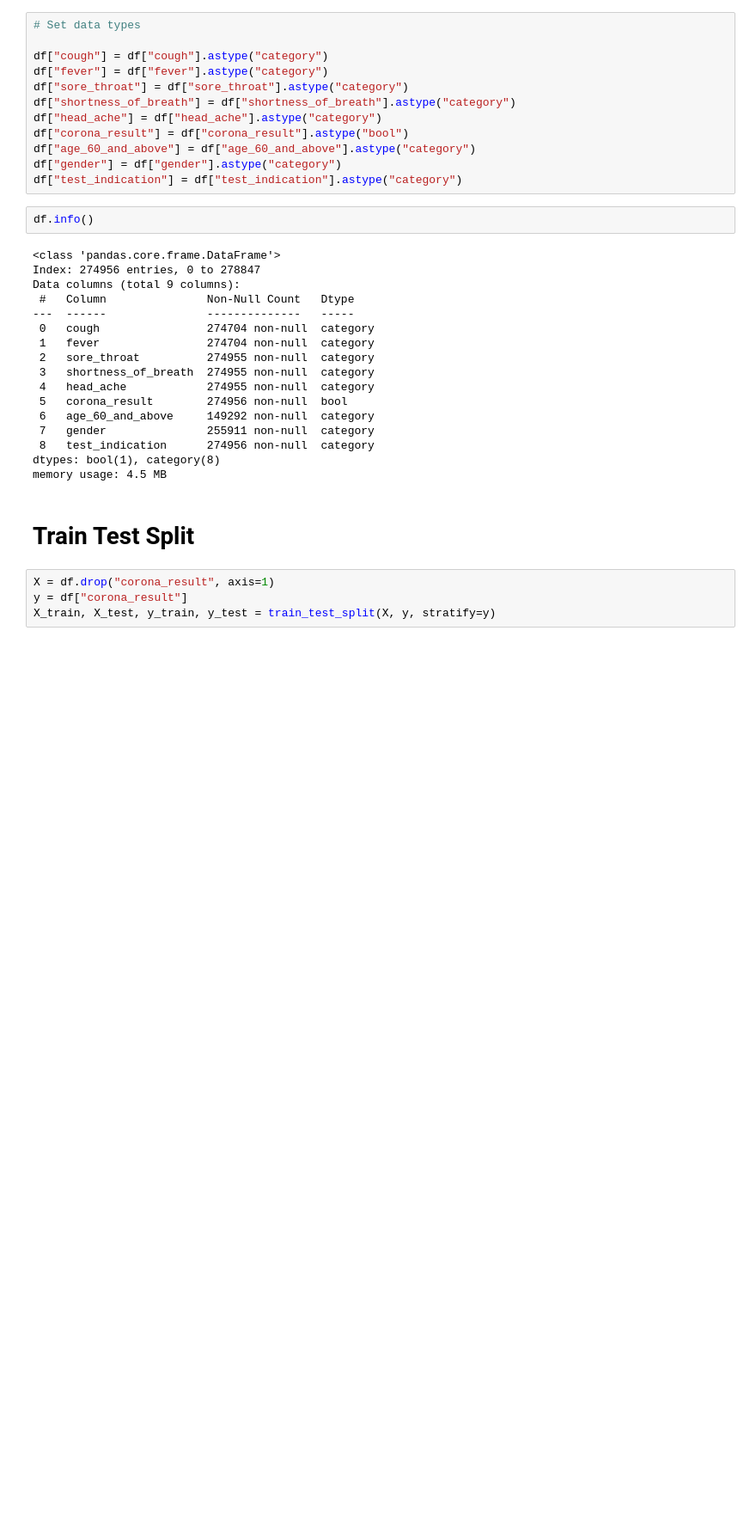
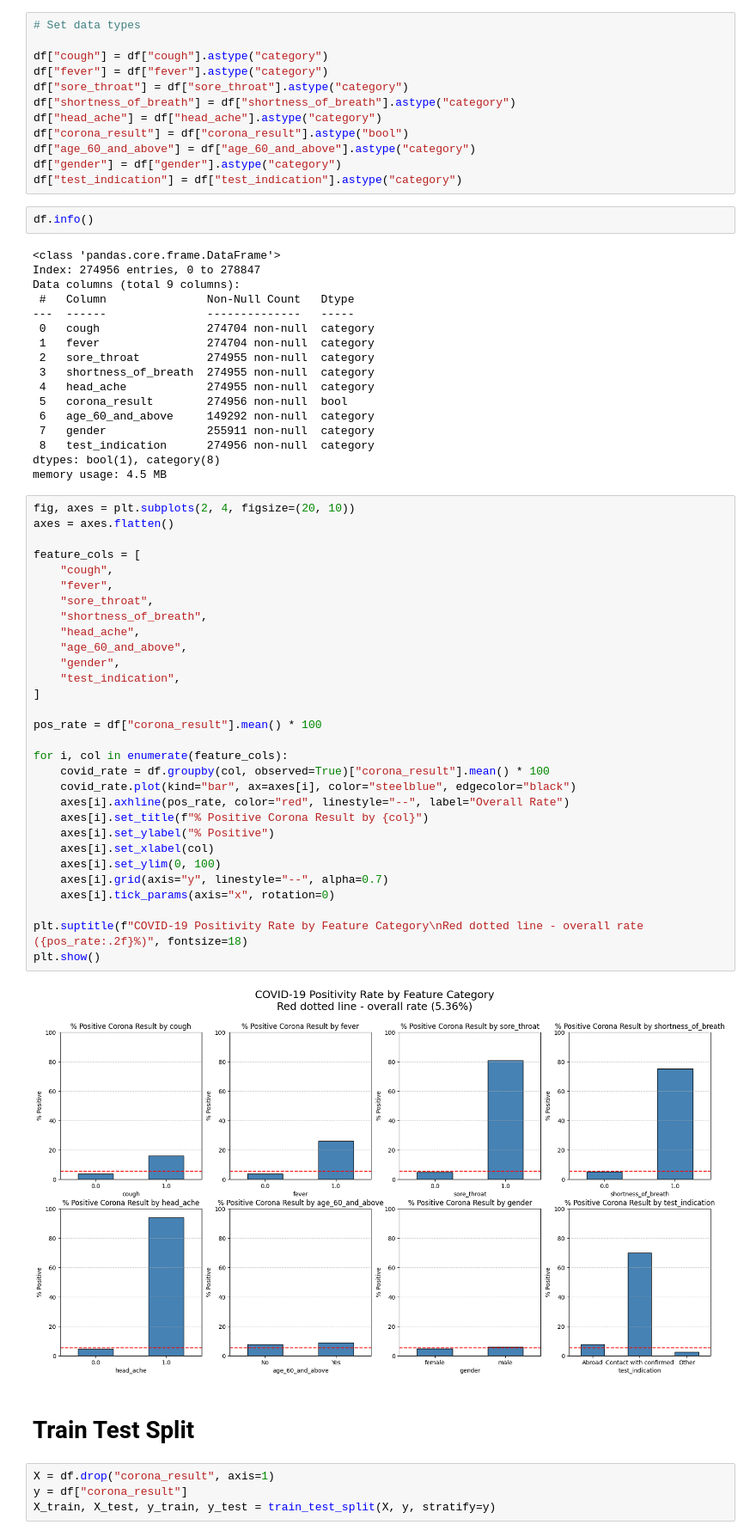
Before and after one commit to imaxseb/hackathon-covid, a Jupyter notebook: model_lightgbm.ipynb, the cells around one changed output. Shown at 86% size. Drawn from its saved outputs; the diff is of its cells as text; blank space fills up the shorter version.

```diff
--- a/model_lightgbm.ipynb
+++ b/model_lightgbm.ipynb
@@ -136,6 +136,38 @@ Data columns (total 9 columns):
  8   test_indication      274956 non-null  category
 dtypes: bool(1), category(8)
 memory usage: 4.5 MB
+# %%
+fig, axes = plt.subplots(2, 4, figsize=(20, 10))
+axes = axes.flatten()
+
+feature_cols = [
+    "cough",
+    "fever",
+    "sore_throat",
+    "shortness_of_breath",
+    "head_ache",
+    "age_60_and_above",
+    "gender",
+    "test_indication",
+]
+
+pos_rate = df["corona_result"].mean() * 100
+
+for i, col in enumerate(feature_cols):
+    covid_rate = df.groupby(col, observed=True)["corona_result"].mean() * 100
+    covid_rate.plot(kind="bar", ax=axes[i], color="steelblue", edgecolor="black")
+    axes[i].axhline(pos_rate, color="red", linestyle="--", label="Overall Rate")
+    axes[i].set_title(f"% Positive Corona Result by {col}")
+    axes[i].set_ylabel("% Positive")
+    axes[i].set_xlabel(col)
+    axes[i].set_ylim(0, 100)
+    axes[i].grid(axis="y", linestyle="--", alpha=0.7)
+    axes[i].tick_params(axis="x", rotation=0)
+
+plt.suptitle(f"COVID-19 Positivity Rate by Feature Category\nRed dotted line - overall rate ({pos_rate:.2f}%)", fontsize=18)
+plt.show()
+# %% [output]
+[figure, added]
 # %% [markdown]
 # Train Test Split
 # %%
```
Also changed, not shown: parts of 12 cells of this notebook, 1 other file.
